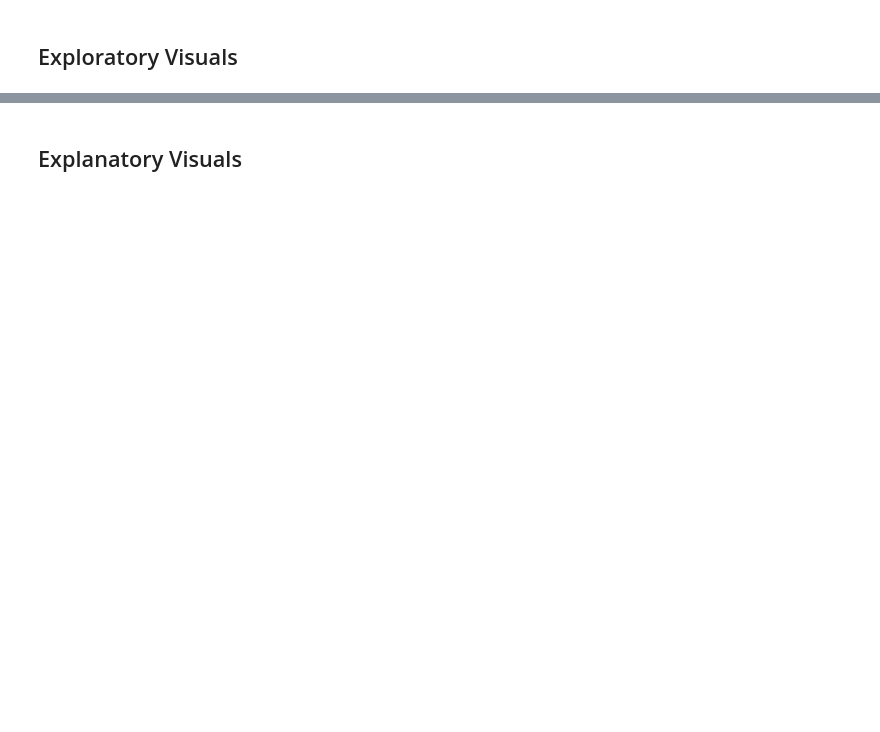
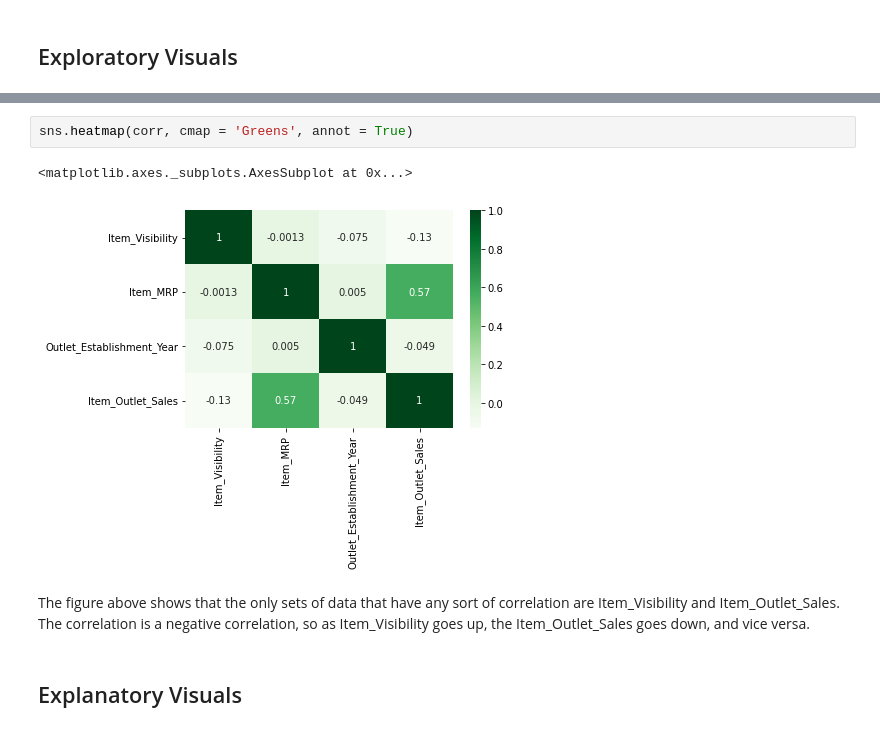
Before and after one commit to joeneb24/Project-1, a Jupyter notebook: SalesPredictions.ipynb, the cells around one changed output, grey strips where cells are left out. Cells and saved outputs as stored; diff of their text form; blank space fills up the shorter version.

```diff
--- a/SalesPredictions.ipynb
+++ b/SalesPredictions.ipynb
@@ -231,2 +289,9 @@ Name: Item_Outlet_Sales, dtype: float64
+# %%
+sns.heatmap(corr, cmap = 'Greens', annot = True)
+# %% [output]
+<matplotlib.axes._subplots.AxesSubplot at 0x...>
+[figure, added]
+# %% [markdown]
+The figure above shows that the only sets of data that have any sort of correlation are Item_Visibility and Item_Outlet_Sales. The correlation is a negative correlation, so as Item_Visibility goes up, the Item_Outlet_Sales goes down, and vice versa.
 # %% [markdown]
 ## Explanatory Visuals
```
Also changed, not shown: parts of 9 cells of this notebook.
